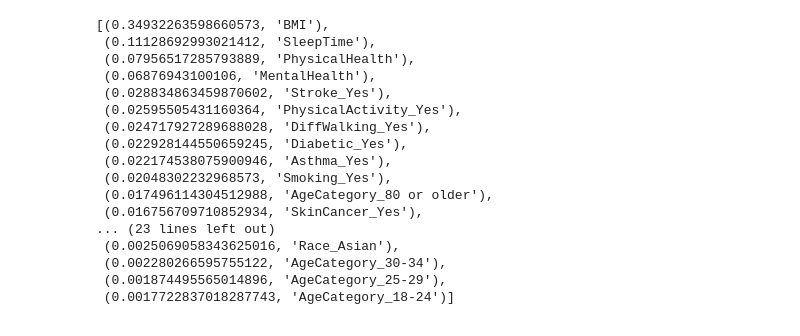
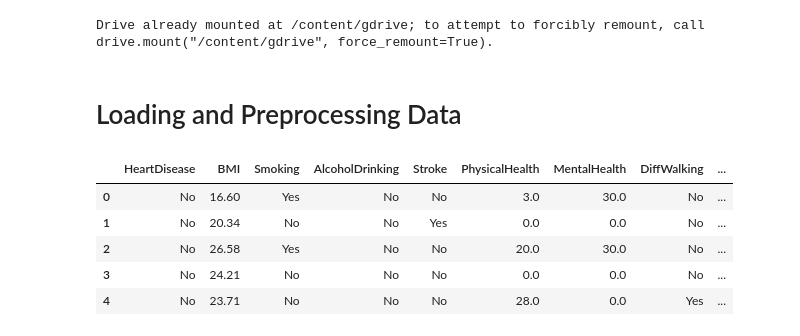
Before and after one commit to GCweigenberg/Heart-Risk-Classification-, a Jupyter notebook: rf_model.ipynb, the cells around one changed output. Drawn from its saved outputs; the diff is of its cells as text; code cells hidden in the pictures.

Commit message:
updated models

```diff
--- a/rf_model.ipynb
+++ b/rf_model.ipynb
@@ -132,20 +0,0 @@ importances = rf_model.feature_importances_
-# %%
-sorted(zip(rf_model.feature_importances_, X.columns), reverse=True)
-# %% [output]
-[(0.34932263598660573, 'BMI'),
- (0.11128692993021412, 'SleepTime'),
- (0.07956517285793889, 'PhysicalHealth'),
- (0.06876943100106, 'MentalHealth'),
- (0.028834863459870602, 'Stroke_Yes'),
- (0.02595505431160364, 'PhysicalActivity_Yes'),
- (0.024717927289688028, 'DiffWalking_Yes'),
- (0.022928144550659245, 'Diabetic_Yes'),
- (0.022174538075900946, 'Asthma_Yes'),
- (0.02048302232968573, 'Smoking_Yes'),
- (0.017496114304512988, 'AgeCategory_80 or older'),
- (0.016756709710852934, 'SkinCancer_Yes'),
-... (23 lines left out)
- (0.0025069058343625016, 'Race_Asian'),
- (0.002280266595755122, 'AgeCategory_30-34'),
- (0.001874495565014896, 'AgeCategory_25-29'),
- (0.0017722837018287743, 'AgeCategory_18-24')]
@@ -151,0 +14,18 @@ sorted(zip(rf_model.feature_importances_, X.columns), reverse=True)
+# %%
+# Create mount to Google Drive
+drive.mount('/content/gdrive')
+# %% [output]
+Drive already mounted at /content/gdrive; to attempt to forcibly remount, call drive.mount("/content/gdrive", force_remount=True).
+# %% [markdown]
+# Loading and Preprocessing Data
+# %%
+# Read in CSV
+df = pd.read_csv('gdrive/MyDrive/Colab Notebooks/Resources/heart_2020_cleaned.csv')
+df.head()
+# %% [output]
+|  | HeartDisease | BMI | Smoking | AlcoholDrinking | Stroke | PhysicalHealth | MentalHealth | DiffWalking | ... |
+| 0 | No | 16.60 | Yes | No | No | 3.0 | 30.0 | No | ... |
+| 1 | No | 20.34 | No | No | Yes | 0.0 | 0.0 | No | ... |
+| 2 | No | 26.58 | Yes | No | No | 20.0 | 30.0 | No | ... |
+| 3 | No | 24.21 | No | No | No | 0.0 | 0.0 | No | ... |
+| 4 | No | 23.71 | No | No | No | 28.0 | 0.0 | Yes | ... |
```
Also changed, not shown: parts of 39 cells of this notebook, 1 other file.
